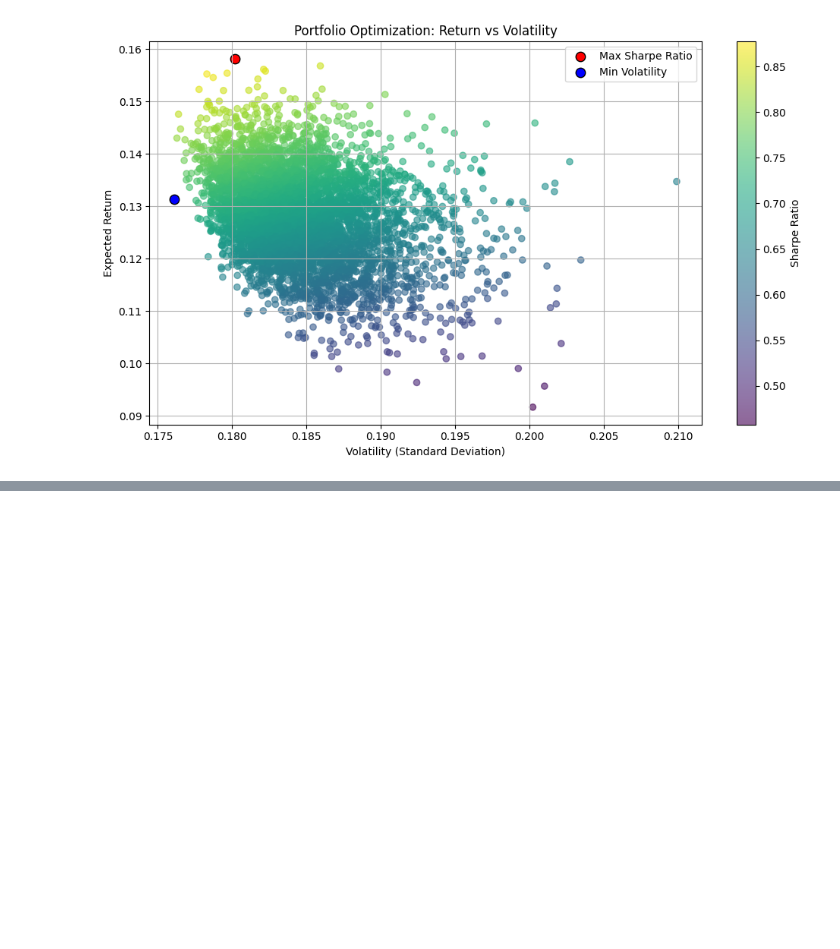
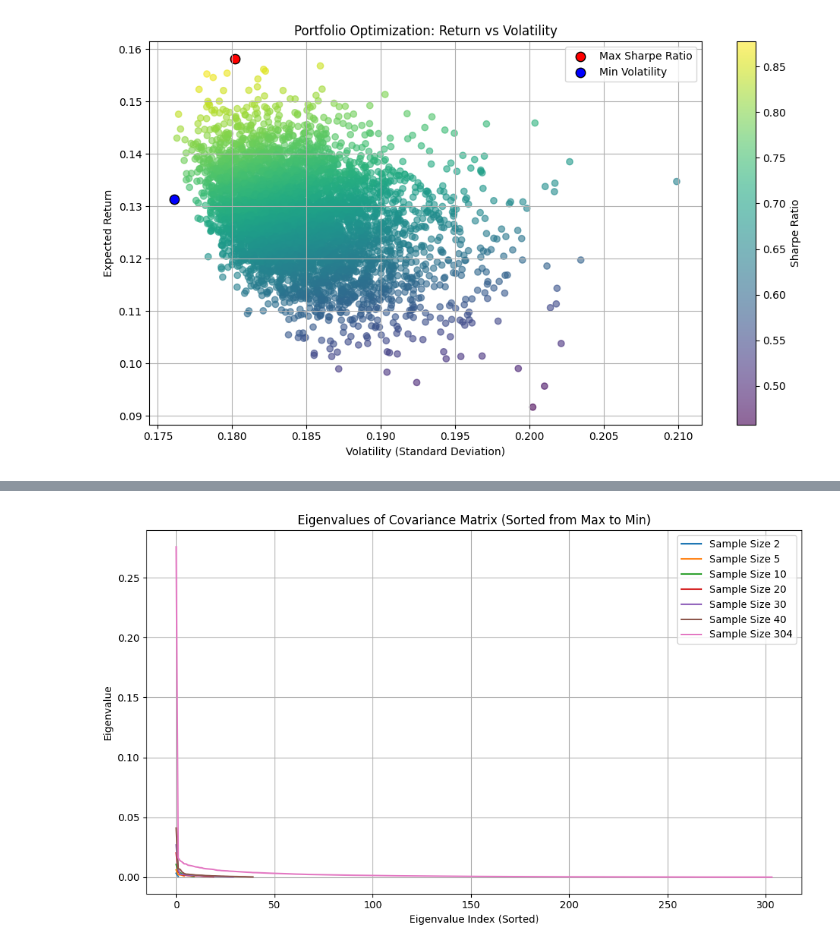
Before and after one commit to alanmatys/quant_ucema_final, a Jupyter notebook: notebooks/slides_examples.ipynb, the cells around one changed output, grey strips where cells are left out. Drawn from its saved outputs; the diff is of its cells as text; code cells hidden in the pictures; blank space fills up the shorter version.

```diff
--- a/notebooks/slides_examples.ipynb
+++ b/notebooks/slides_examples.ipynb
@@ -48,0 +76,47 @@ plt.show()
+# %%
+# Filter symbols with NaN values after '2023-01-01'
+filter_date = pd.Timestamp("2023-01-01")
+filtered_symbols = df[df["open_time"] > filter_date].groupby("symbol")["returns"].apply(
+    lambda x: x.isna().any()
+)
+symbols_to_exclude = filtered_symbols[filtered_symbols].index
+filtered_df = df[~df["symbol"].isin(symbols_to_exclude)]
+filtered_returns_matrix = filtered_df.pivot_table(
+    index="open_time",
+    columns="symbol",
+    values="returns"
+)
+# %%
+filtered_returns_matrix_post_2023 = filtered_returns_matrix.loc[filtered_returns_matrix.index > filter_date].dropna(axis=1)
+filtered_returns_matrix_post_2023.drop('EURUSDT', axis=1, inplace=True)
+# %%
+sample_sizes = [2, 5, 10 ,20 ,30 ,40 ,len(filtered_returns_matrix_post_2023.columns)]
+
+
+def calculate_eigenvalues(dataframe, sample_size):
+    sampled_symbols = np.random.choice(dataframe.columns, sample_size, replace=False)
+    covariance_matrix = dataframe[sampled_symbols].cov()
+    eigenvalues = np.linalg.eigvalsh(covariance_matrix)
+    return np.sort(eigenvalues)[::-1]
+
+
+eigenvalues_data = {size: [] for size in sample_sizes}
+
+for size in sample_sizes:
+    eigenvalues = calculate_eigenvalues(filtered_returns_matrix_post_2023, size)
+    eigenvalues_data[size] = eigenvalues
+
+
+plt.figure(figsize=(10, 6))
+for size, eigenvalues in eigenvalues_data.items():
+    plt.plot(eigenvalues, label=f"Sample Size {size}")
+
+plt.title("Eigenvalues of Covariance Matrix (Sorted from Max to Min)")
+plt.xlabel("Eigenvalue Index (Sorted)")
+plt.ylabel("Eigenvalue")
+plt.legend()
+plt.grid(True)
+plt.tight_layout()
+plt.show()
+# %% [output]
+[figure, added]
```
Also changed, not shown: parts of 1 cell of this notebook, 3 other files.
